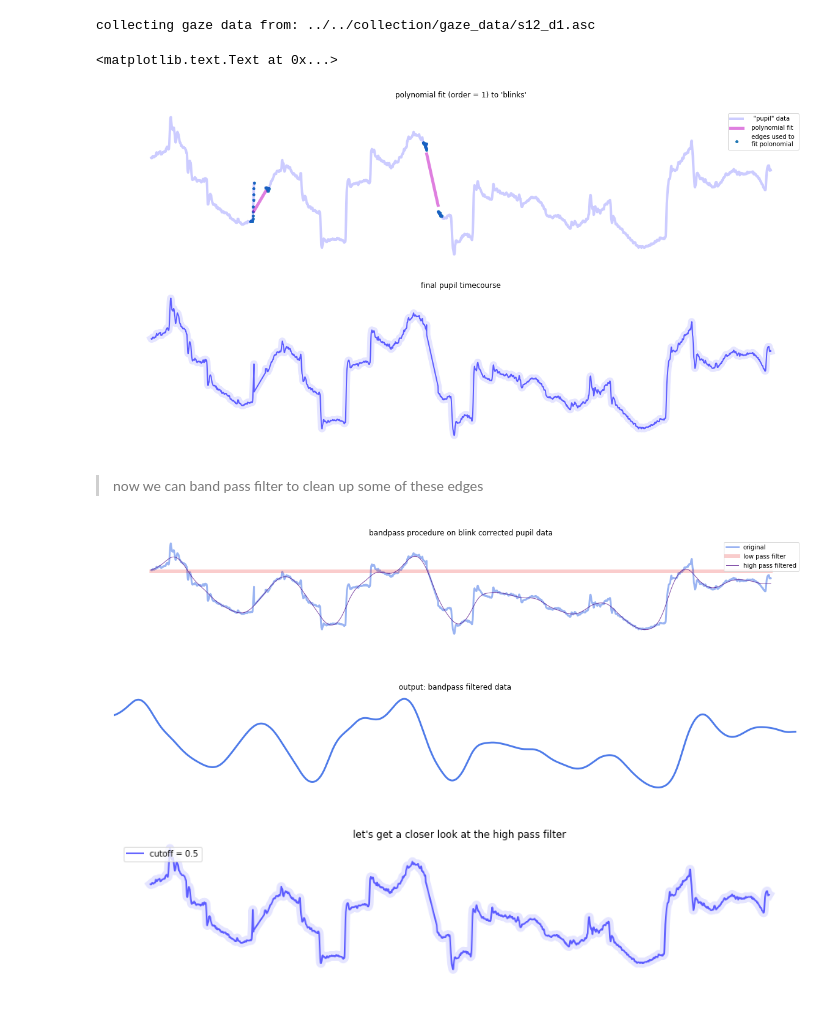
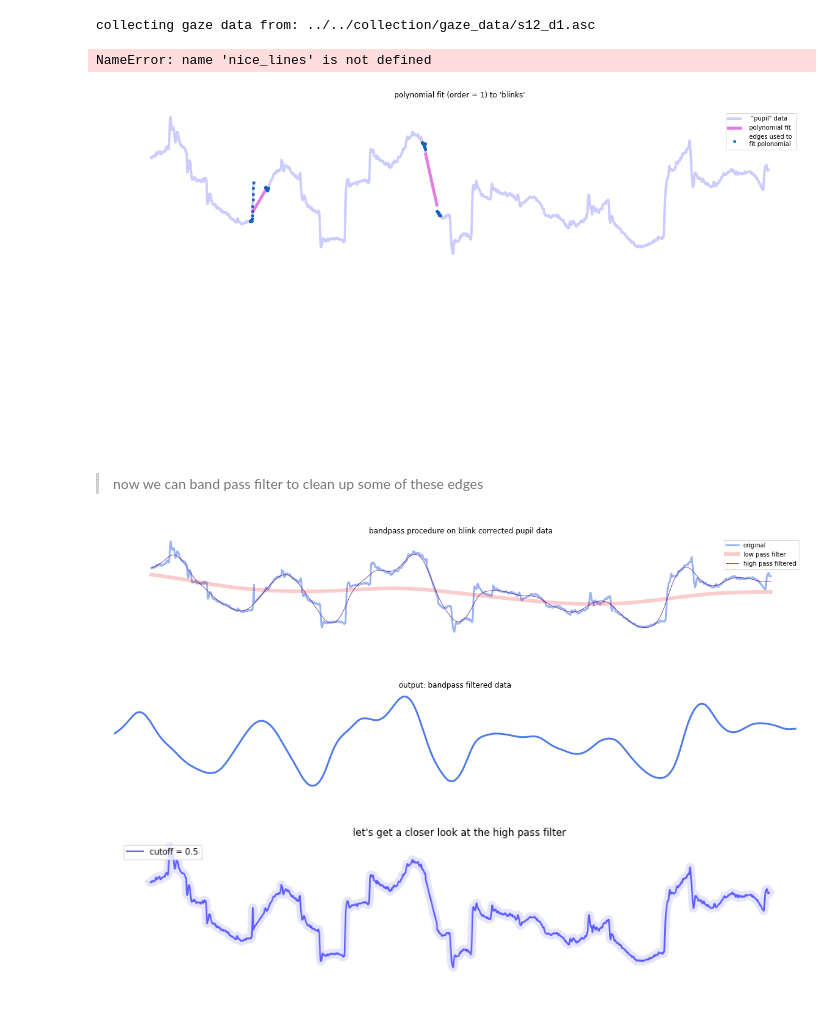
Before and after one commit to tzler/social_structure_learning, a Jupyter notebook: analysis/gaze/methods_development-tutorial.ipynb, the cells around one changed output. Saved outputs shown, nothing was run; the diff lists cells and outputs as text; code cells hidden in the pictures.

```diff
--- a/analysis/gaze/methods_development-tutorial.ipynb
+++ b/analysis/gaze/methods_development-tutorial.ipynb
@@ -105,8 +105,8 @@ def extract_pupil_data(subject_data):
             pupil_data.append(float(i_pupil))
             CS.append(cs_type)
         except:
-            if len(subject_data[i_row]) and "MSG" in subject_data[i_row][0]:
-                print(subject_data[i_row])
+#             if len(subject_data[i_row]) and "MSG" in subject_data[i_row][0]:
+#                 print(subject_data[i_row])
             pass
     return np.array(pupil_data)
 # %%
@@ -768,8 +729,8 @@ plt.subplot(2,1,2) ; plt.axis('off');
 nice_lines(pupil, color='b', name='')
 plt.title('final pupil timecourse')
 # %% [output]
-<matplotlib.text.Text at 0x...>
+NameError: name 'nice_lines' is not defined
-[figure, old version]
+[figure, new version]
 # %% [markdown]
 > now we can band pass filter to clean up some of these edges
 # %%
@@ -819,10 +780,10 @@ def filter_data(input_data, start_int=0, len_int=10000, filter_order=2, lowpass_
 
     return filtered_data
 # %%
-filter_data(pupil, show=1);
+filter_data(pupil, lowpass_cutoff=0.001, show=1);
 # %% [output]
-[figure, old version]
+[figure, new version]
-[figure, old version]
+[figure, new version]
 # %%
 def check_freq(cutoff, start_ind=0, end_ind=-1):
 
```
Also changed, not shown: parts of 17 cells of this notebook, 1 other file.
